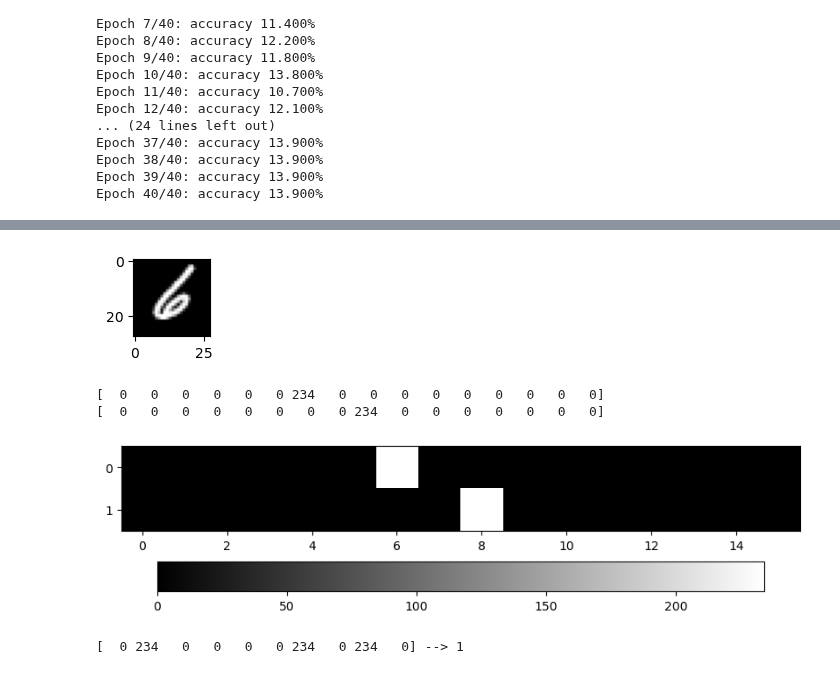
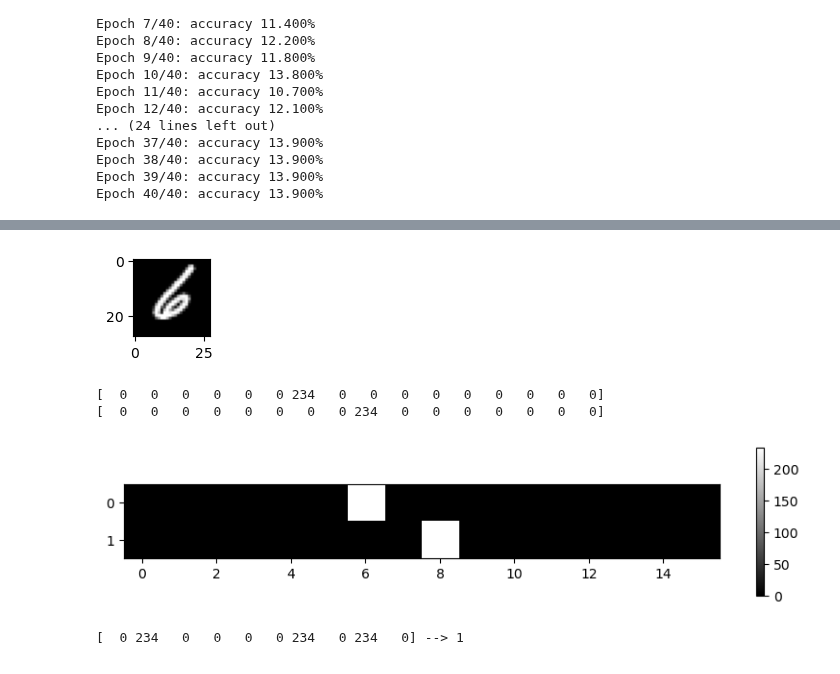
Before and after one commit to laurentpayot/graia, a Jupyter notebook: Graia_digits.ipynb, the cells around one changed output, grey strips where cells are left out. Saved outputs shown, nothing was run; the diff lists cells and outputs as text; code cells hidden in the pictures.

```diff
--- a/Graia_digits.ipynb
+++ b/Graia_digits.ipynb
@@ -70,12 +70,8 @@ def show_weights(weights):
     plt.show()
 
 show_weights(model.input_weights)
-show_weights(model.hidden_weights[0])
-
-# print("⬤\n⬤\n⬤\n")
-# show_weights(model.hidden_weights[1])
-
-show_weights(model.hidden_weights[-1])
+for l in range(model.config["layers"] - 1):
+    show_weights(model.hidden_weights[l])
 show_weights(model.output_weights)
 # %% [output]
 [figure]
@@ -85,21 +80,19 @@ show_weights(model.output_weights)
 # %%
 plt.figure(figsize = (1, 1))
 plt.imshow(train_images[N-1].reshape(28, 28), cmap="grey")
 plt.show()
-print(model.last_intermediate_outputs[0])
 
-# print("\n⬤\n⬤\n⬤\n")
-# print(model.last_intermediate_outputs[1])
+for l in range(model.config["layers"]):
+    print(model.last_intermediate_outputs[l])
 
-print(model.last_intermediate_outputs[-1])
-plt.figure(figsize = (10, 3))
+plt.figure(figsize = (10, 2))
 plt.imshow(model.last_intermediate_outputs, cmap="grey")
-plt.colorbar(orientation="horizontal")
+plt.colorbar(orientation="vertical")
 plt.show()
 print(model.last_outputs, "-->", model.last_answer)
 # %% [output]
 [figure]
 [  0   0   0   0   0   0 234   0   0   0   0   0   0   0   0   0]
 [  0   0   0   0   0   0   0   0 234   0   0   0   0   0   0   0]
-[figure, old version]
+[figure, new version]
 [  0 234   0   0   0   0 234   0 234   0] --> 1
```
Also changed, not shown: parts of 1 cell of this notebook.
